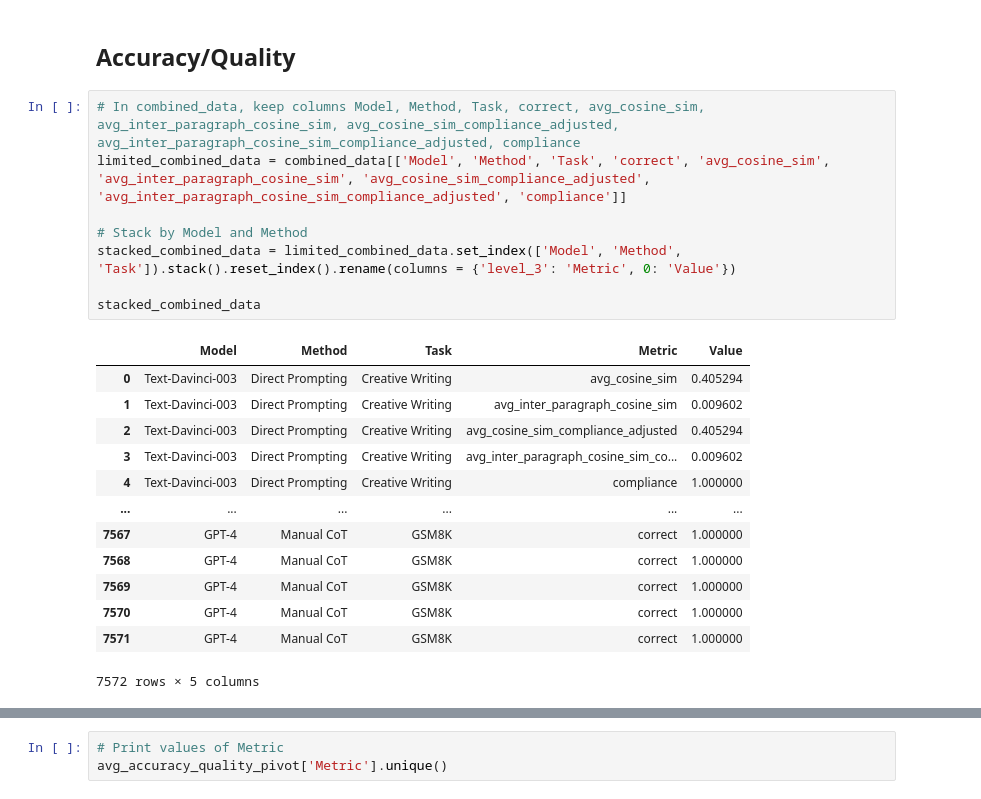
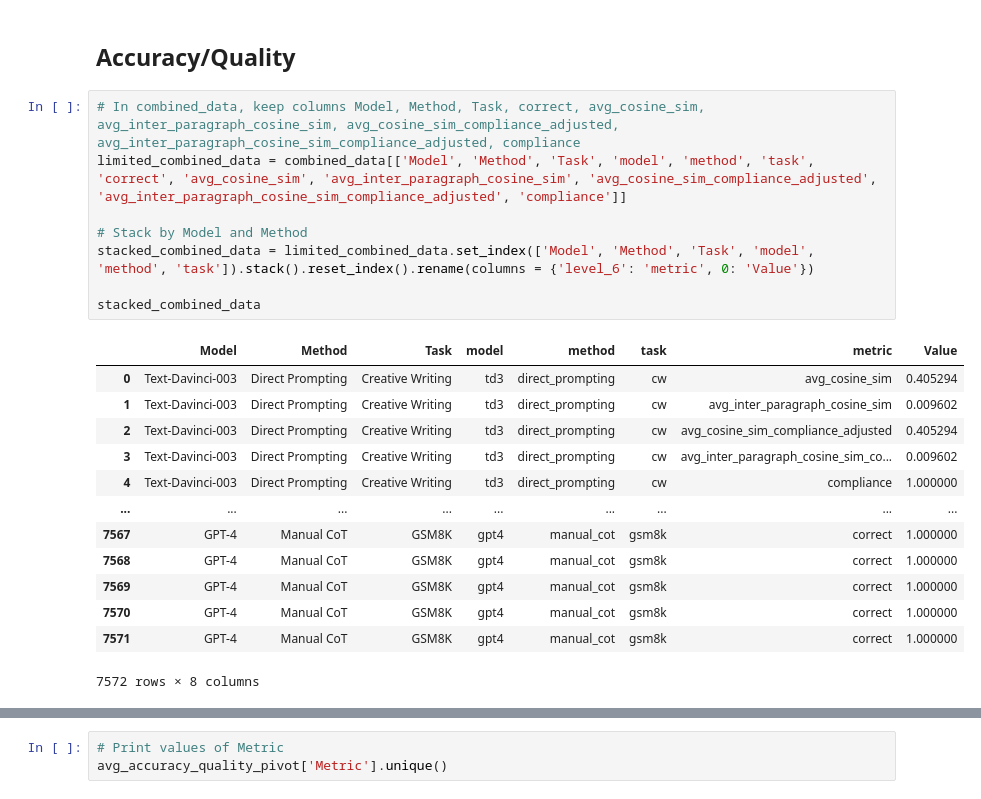
Before and after one commit to ijyliu/anlp23-project, a Jupyter notebook: Data/07b - Accuracy - Quality Metrics.ipynb, the cells around one changed output, grey strips where cells are left out. Drawn from its saved outputs; the diff is of its cells as text.

```diff
--- a/Data/07b - Accuracy - Quality Metrics.ipynb
+++ b/Data/07b - Accuracy - Quality Metrics.ipynb
@@ -89,23 +93,23 @@ for model in cw_data['model'].unique():
 ## Accuracy/Quality
 # %%
 # In combined_data, keep columns Model, Method, Task, correct, avg_cosine_sim, avg_inter_paragraph_cosine_sim, avg_cosine_sim_compliance_adjusted, avg_inter_paragraph_cosine_sim_compliance_adjusted, compliance
-limited_combined_data = combined_data[['Model', 'Method', 'Task', 'correct', 'avg_cosine_sim', 'avg_inter_paragraph_cosine_sim', 'avg_cosine_sim_compliance_adjusted', 'avg_inter_paragraph_cosine_sim_compliance_adjusted', 'compliance']]
+limited_combined_data = combined_data[['Model', 'Method', 'Task', 'model', 'method', 'task', 'correct', 'avg_cosine_sim', 'avg_inter_paragraph_cosine_sim', 'avg_cosine_sim_compliance_adjusted', 'avg_inter_paragraph_cosine_sim_compliance_adjusted', 'compliance']]
 
 # Stack by Model and Method
-stacked_combined_data = limited_combined_data.set_index(['Model', 'Method', 'Task']).stack().reset_index().rename(columns = {'level_3': 'Metric', 0: 'Value'})
+stacked_combined_data = limited_combined_data.set_index(['Model', 'Method', 'Task', 'model', 'method', 'task']).stack().reset_index().rename(columns = {'level_6': 'metric', 0: 'Value'})
 
 stacked_combined_data
 # %% [output]
-|  | Model | Method | Task | Metric | Value |
-| 0 | Text-Davinci-003 | Direct Prompting | Creative Writing | avg_cosine_sim | 0.405294 |
-| 1 | Text-Davinci-003 | Direct Prompting | Creative Writing | avg_inter_paragraph_cosine_sim | 0.009602 |
-| 2 | Text-Davinci-003 | Direct Prompting | Creative Writing | avg_cosine_sim_compliance_adjusted | 0.405294 |
-| 3 | Text-Davinci-003 | Direct Prompting | Creative Writing | avg_inter_paragraph_cosine_sim_co... | 0.009602 |
-| 4 | Text-Davinci-003 | Direct Prompting | Creative Writing | compliance | 1.000000 |
-| ... | ... | ... | ... | ... | ... |
-| 7567 | GPT-4 | Manual CoT | GSM8K | correct | 1.000000 |
-| 7568 | GPT-4 | Manual CoT | GSM8K | correct | 1.000000 |
-| 7569 | GPT-4 | Manual CoT | GSM8K | correct | 1.000000 |
-| 7570 | GPT-4 | Manual CoT | GSM8K | correct | 1.000000 |
-| 7571 | GPT-4 | Manual CoT | GSM8K | correct | 1.000000 |
+|  | Model | Method | Task | model | method | task | metric | Value |
+| 0 | Text-Davinci-003 | Direct Prompting | Creative Writing | td3 | direct_prompting | cw | avg_cosine_sim | 0.405294 |
+| 1 | Text-Davinci-003 | Direct Prompting | Creative Writing | td3 | direct_prompting | cw | avg_inter_paragraph_cosine_sim | 0.009602 |
+| 2 | Text-Davinci-003 | Direct Prompting | Creative Writing | td3 | direct_prompting | cw | avg_cosine_sim_compliance_adjusted | 0.405294 |
+| 3 | Text-Davinci-003 | Direct Prompting | Creative Writing | td3 | direct_prompting | cw | avg_inter_paragraph_cosine_sim_co... | 0.009602 |
+| 4 | Text-Davinci-003 | Direct Prompting | Creative Writing | td3 | direct_prompting | cw | compliance | 1.000000 |
+| ... | ... | ... | ... | ... | ... | ... | ... | ... |
+| 7567 | GPT-4 | Manual CoT | GSM8K | gpt4 | manual_cot | gsm8k | correct | 1.000000 |
+| 7568 | GPT-4 | Manual CoT | GSM8K | gpt4 | manual_cot | gsm8k | correct | 1.000000 |
+| 7569 | GPT-4 | Manual CoT | GSM8K | gpt4 | manual_cot | gsm8k | correct | 1.000000 |
+| 7570 | GPT-4 | Manual CoT | GSM8K | gpt4 | manual_cot | gsm8k | correct | 1.000000 |
+| 7571 | GPT-4 | Manual CoT | GSM8K | gpt4 | manual_cot | gsm8k | correct | 1.000000 |
-7572 rows × 5 columns
+7572 rows × 8 columns
```
Also changed, not shown: parts of 11 cells of this notebook, 19 other files.
